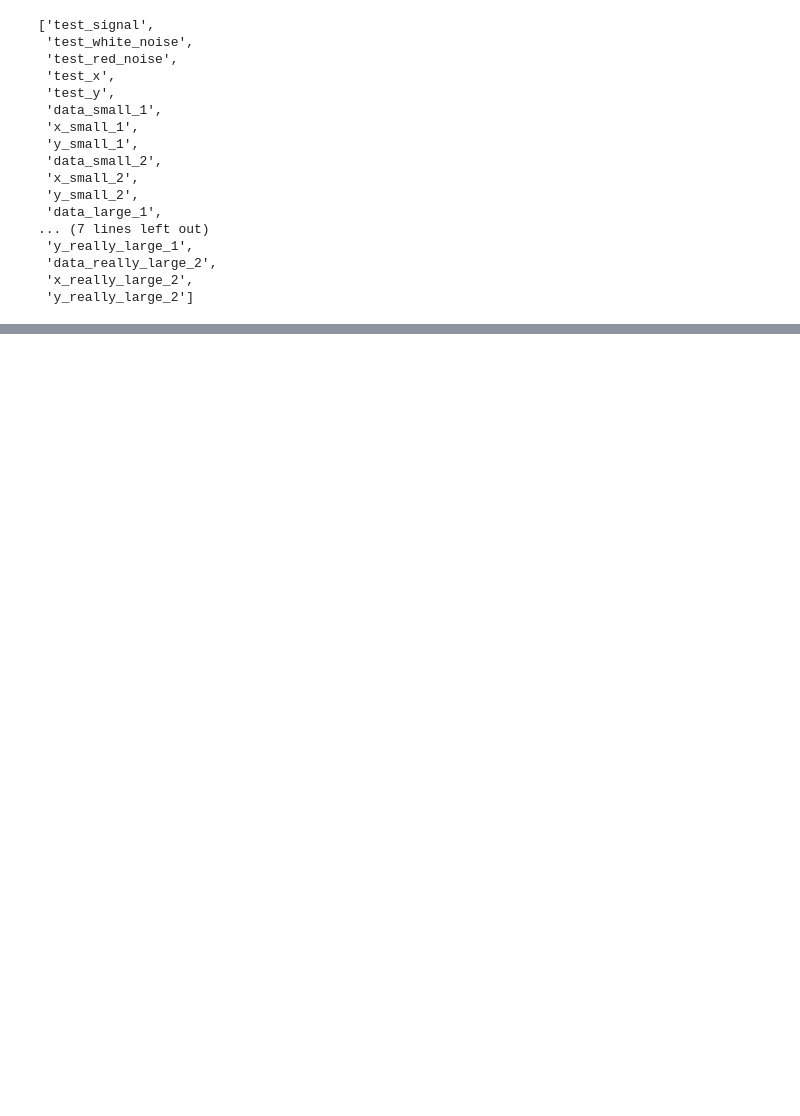
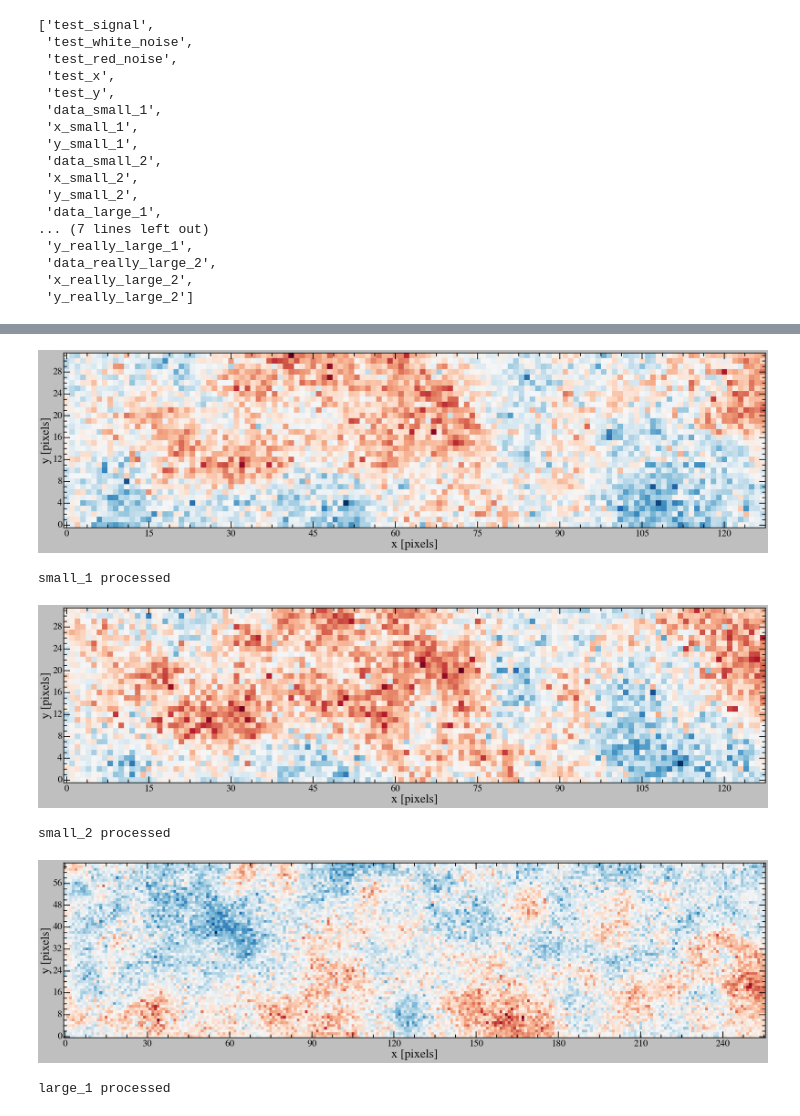
Before and after one commit to vinh-qtran/8.942_week_13, a Jupyter notebook: analysis.ipynb, the cells around one changed output, grey strips where cells are left out. Drawn from its saved outputs; the diff is of its cells as text; code cells hidden in the pictures; blank space fills up the shorter version.

```diff
--- a/analysis.ipynb
+++ b/analysis.ipynb
@@ -268,3 +259,41 @@ x-index 31
+# %%
+data_sizes = {
+    'small' : (128,32),
+    'large' : (256,64),
+    'really_large' : (512,128),
+}
+
+processed_data_dir = 'processed_data/'
+visualizations_dir = 'processed_data/visualizations/'
+
+for data_size in data_sizes:
+    for i in range(1,3):
+        identifier = f'{data_size}_{i}'
+        if os.path.exists(f'{processed_data_dir}/{identifier}.npy'):
+            denoised_grid_data = np.load(f'{processed_data_dir}/{identifier}.npy')
+            test_dataset.show_map(denoised_grid_data)
+
+            print(f'{identifier} already processed')
+            continue
+
+        dataset = DataSet(
+            data[f'data_{identifier}'],
+            data[f'x_{identifier}'],data[f'y_{identifier}'],
+            *data_sizes[data_size],
+            noise_spec_bins=data_sizes[data_size][1])
+
+        denoised_grid_data = dataset.denoise_data()
+        np.save(f'{processed_data_dir}/{identifier}.npy',denoised_grid_data,allow_pickle=True)
+
+        dataset.show_map(denoised_grid_data,f'{visualizations_dir}/{identifier}.png')
+        print(f'{identifier} processed')
+# %% [output]
+[figure, added]
+small_1 processed
+[figure, added]
+small_2 processed
+[figure, added]
+large_1 processed
 # %%
 def naive_PS_estimator(map1, map2, pix_size, l_bin_edges):
     """A simple angular power spectrum estimator.
```
Also changed, not shown: parts of 8 cells of this notebook, 7 other files.
